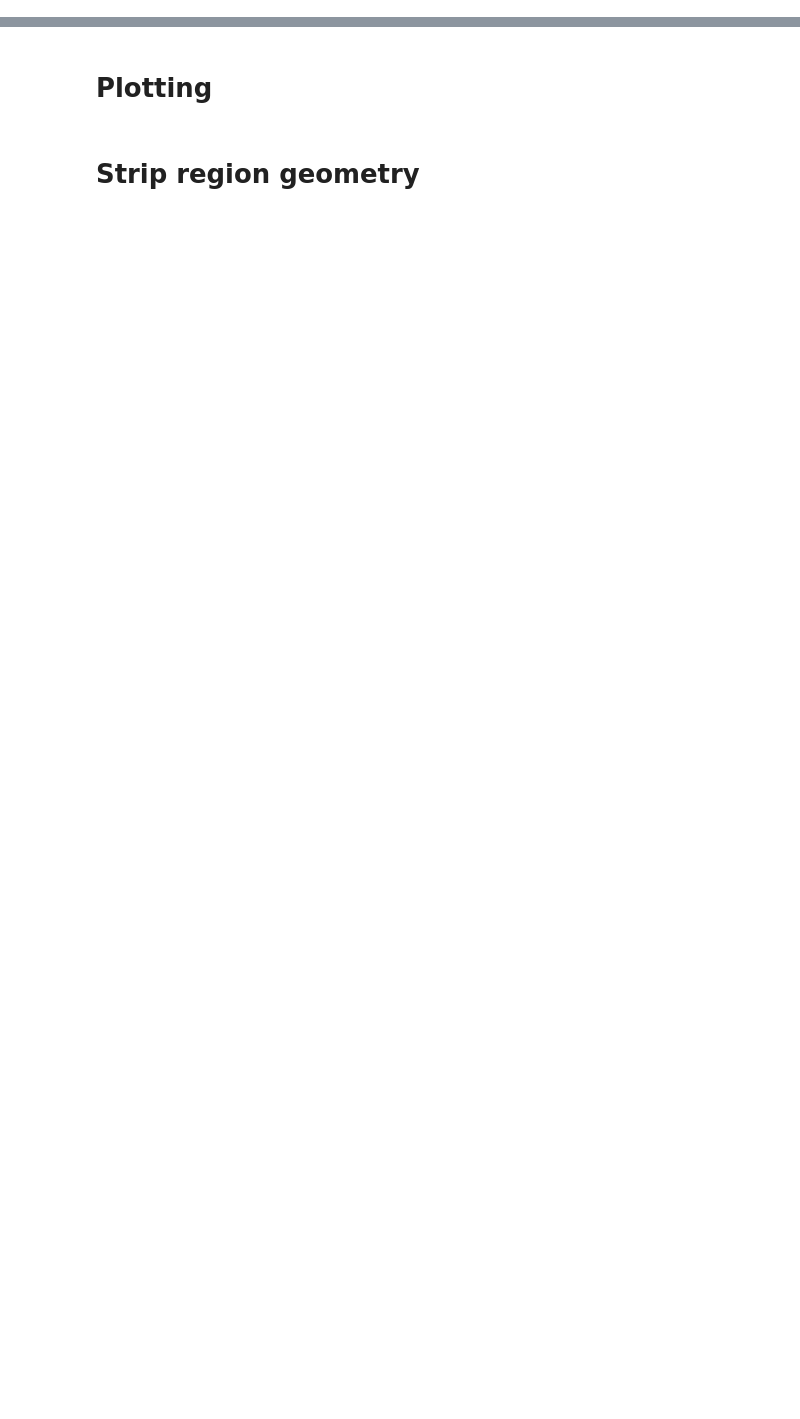
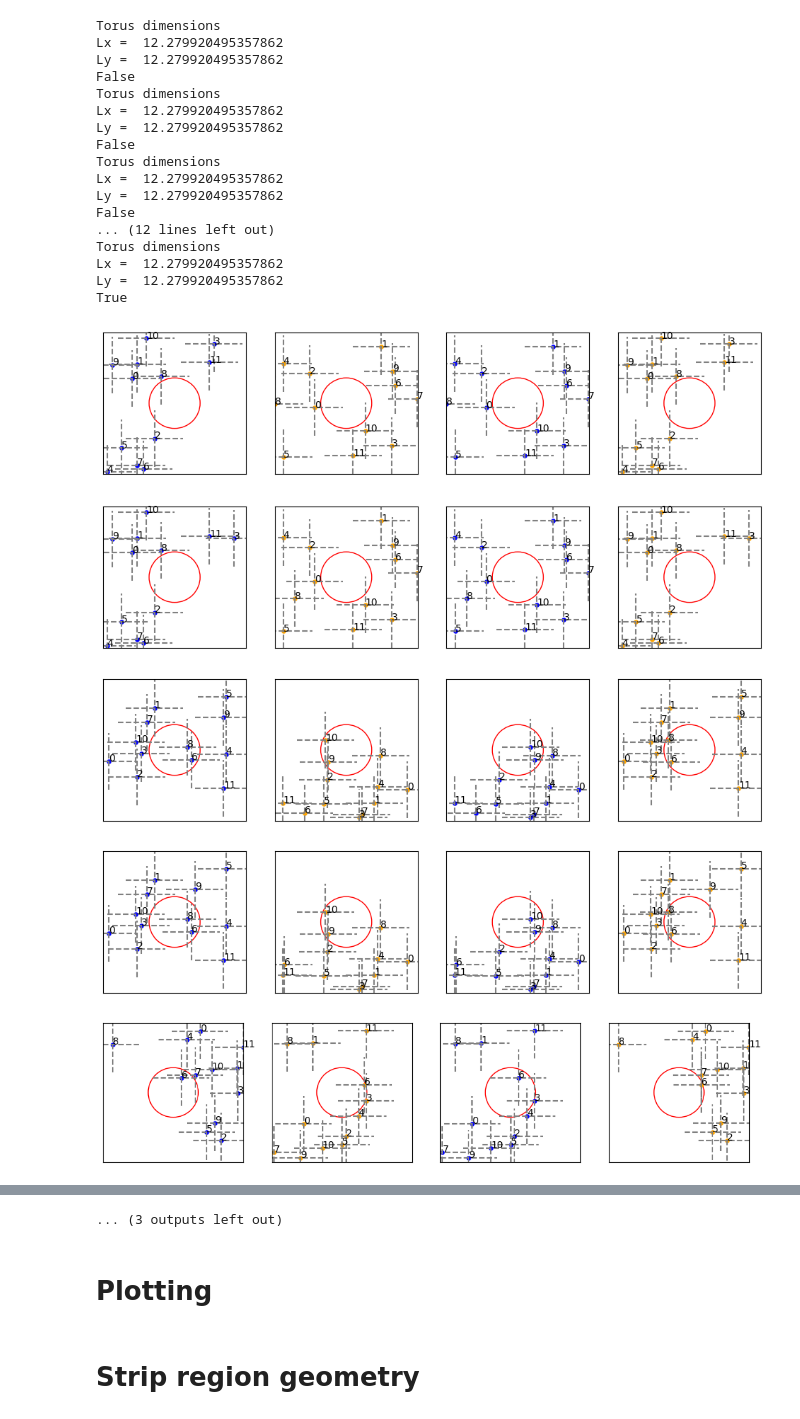
Before and after one commit to cristivoinea/MonteCarlo, a Jupyter notebook: test_swap_order.ipynb, the cells around one changed output, grey strips where cells are left out. Cells and saved outputs as stored; diff of their text form; code cells hidden in the pictures; blank space fills up the shorter version.

```diff
--- a/test_swap_order.ipynb
+++ b/test_swap_order.ipynb
@@ -7,0 +33,46 @@ from MonteCarloTorusSWAP import RandomConfigSWAP, LocateParticlesSWAP, \
+# %%
+nbr_in_region_changes = False
+while not nbr_in_region_changes:
+    cfl = MonteCarloTorusCFL(Ne=12, Ns=24, t=1j, nbr_iter=10000, nbr_nonthermal=1000, region_geometry='circle',
+                         region_size=0.1000, step_size=0.2, projected=True, JK_coeffs='2', acceptance_ratio = 0,
+                         save_config=False,save_results=False)
+    cfl.LoadRun('cfl'+cfl.JK_coeffs, 'mod')
+    cfl.InitialWavefn()
+    cfl.InitialWavefnSwap()
+    cfl.coords
+    coords_swap = np.zeros(cfl.coords.shape, dtype=np.complex128)
+    for i in range(2*cfl.Ne):
+        coords_swap[i] = cfl.coords_tmp[cfl.from_swap[i]]
+    PlotSystem(cfl, coords_swap)
+
+    nbr_in_region_changes = cfl.StepOneSwap()
+    print(nbr_in_region_changes)
+    cfl.UpdateOrderSwap(nbr_in_region_changes)
+    #coords_swap = np.zeros(cfl.coords.shape, dtype=np.complex128)
+    for i in range(2*cfl.Ne):
+        coords_swap[i] = cfl.coords_tmp[cfl.from_swap_tmp[i]]
+
+    PlotSystem(cfl, coords_swap)
+# %% [output]
+Torus dimensions
+Lx =  12.279920495357862
+Ly =  12.279920495357862
+False
+Torus dimensions
+Lx =  12.279920495357862
+Ly =  12.279920495357862
+False
+Torus dimensions
+Lx =  12.279920495357862
+Ly =  12.279920495357862
+False
+... (12 lines left out)
+Torus dimensions
+Lx =  12.279920495357862
+Ly =  12.279920495357862
+True
+[figure, added]
+[figure, added]
+[figure, added]
+[figure, added]
+[figure, added]
@@ -8,3 +85,4 @@ from MonteCarloTorusSWAP import RandomConfigSWAP, LocateParticlesSWAP, \
+... (3 outputs left out)
 # %% [markdown]
 # Plotting
 # %%
```
Also changed, not shown: parts of 13 cells of this notebook, 12 other files.
